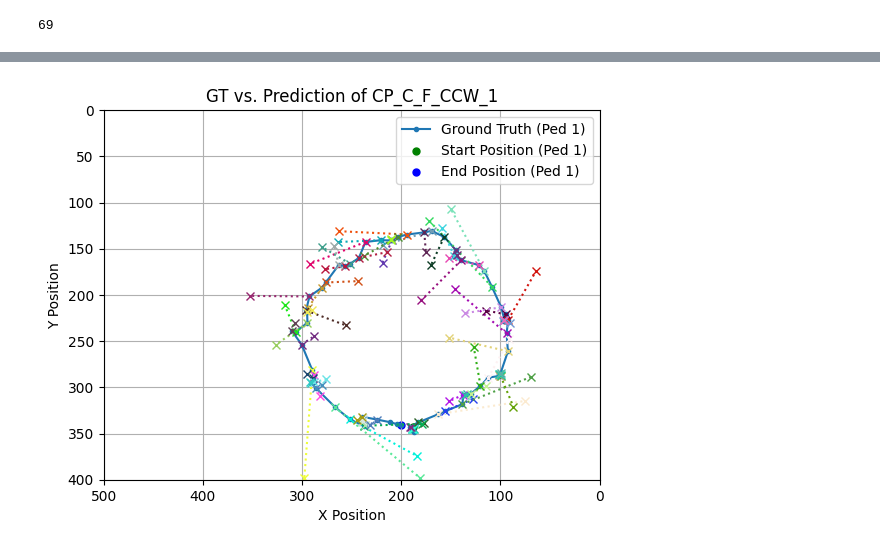
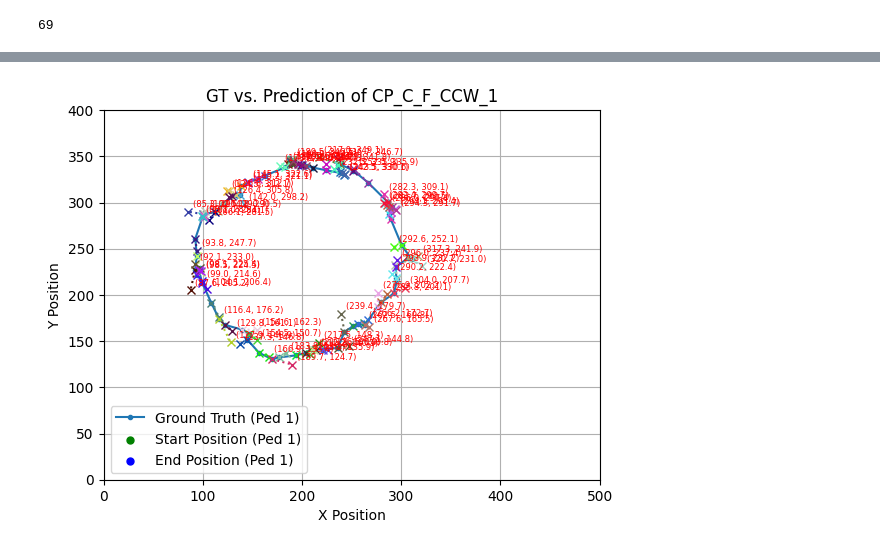
Before and after one commit to spourasgari/motion_predictor, a Jupyter notebook: CTRV_pred.ipynb, the cells around one changed output, grey strips where cells are left out. Drawn from its saved outputs; the diff is of its cells as text; code cells hidden in the pictures.

```diff
--- a/CTRV_pred.ipynb
+++ b/CTRV_pred.ipynb
@@ -14,6 +14,7 @@ output_dir = f"/home/sina/env_prediction_project/trajectory_detection/Recorded D
 data_path = os.path.join(output_dir, "pose_waypoints_sampled_10hz_clean.csv")
 data_path_2 = os.path.join(output_dir, "pose_waypoints_sampled_2.5hz_clean.csv")
 plot_2 = False
+speed_avg = True
 
 # data_path = os.path.join(output_dir, "pose_waypoints_full.csv")
 # %%
@@ -52,7 +53,7 @@ results_df = pd.DataFrame()
 pedestrian_ids = np.unique(gt_array[:, 1])
 predictions = {}
 
-ph = 4
+ph = 1
 
 for ped_id in pedestrian_ids:
     # Filter data for the current pedestrian
@@ -87,10 +88,8 @@ for ped_id in pedestrian_ids:
         theta1 = np.arctan2(y1 - y0, x1 - x0)
         theta2 = np.arctan2(y2 - y1, x2 - x1)
 
-        # Convert theta to degrees
-        theta1_1 = np.degrees(theta1)
-        theta2_2 = np.degrees(theta2)
-        # print('*******', theta1_1, theta2_2)
+        print(np.degrees(theta1), np.degrees(theta2))
+
 
         # Compute yaw rate and velocity
         dtheta = theta2 - theta1
@@ -98,8 +97,10 @@ for ped_id in pedestrian_ids:
         # print(np.degrees(dtheta))
         omega = dtheta / dt2
 
-        # v = (np.sqrt(vx2**2 + vy2**2) + np.sqrt(vx1**2 + vy1**2))/2
-        v = np.sqrt(vx2**2 + vy2**2)
+        if speed_avg:
+            v = (np.sqrt(vx2**2 + vy2**2) + np.sqrt(vx1**2 + vy1**2))/2
+        else:
+            v = np.sqrt(vx2**2 + vy2**2)
 
 
         ### PREDICTION PART ###
@@ -177,40 +195,40 @@ for ped_id in pedestrian_ids:
         j = 2
         for pred in predictions[ped_id]:
             t_pred, ped_id_pred, x_pred, y_pred = pred
-
+            plt.text(x_pred + 5, y_pred + 5, f"({x_pred:.1f}, {y_pred:.1f})", fontsize=6, color="red")
             plt.plot([x_gt[j], x_pred], [y_gt[j], y_pred], color=np.random.rand(3,),
                      marker="x", linestyle='dotted')
             j += 1
 
             # Othe types of plots can be added here, but be careful about multiple labels. It's better for the multi-step predictions, I think
 
 
 
     # plt.plot(p_x, p_y, marker="x", linewidth=1, linestyle='--', label='Predicted Positions', color="red") # Connect all prediction to each other
     # plt.scatter(p_x, p_y, marker="x", label='Predicted Positions', color="red") # Just show the predicted positions
 
 # Mark start and end positions
 for ped_id in np.unique(gt_array[:, 1]):
     ped_data = gt_array[gt_array[:, 1] == ped_id]
     x_gt, y_gt = ped_data[:, 2], ped_data[:, 3]
     plt.scatter(x_gt[0], y_gt[0], color="green", s=25, label=f"Start Position (Ped {int(ped_id)})")
     plt.scatter(x_gt[-1], y_gt[-1], color="blue", s=25, label=f"End Position (Ped {int(ped_id)})")
 
-plt.gca().invert_yaxis()  # Invert Y to match video coordinates
-plt.gca().invert_xaxis()  # Invert X to match video coordinates
+# plt.gca().invert_yaxis()  # Invert Y to match video coordinates
+# plt.gca().invert_xaxis()  # Invert X to match video coordinates
 
 # Titles and labels
 plt.title(f"GT vs. Prediction of {file_name}")
 plt.xlabel("X Position")
 plt.ylabel("Y Position")
 plt.legend()
 plt.grid(True)
 
 # Show the plot
 plt.show()
 plt.close()
 # %% [output]
-[figure, old version]
+[figure, new version]
 # %%
 error_ade = []
 error_ade_normal = []
```
Also changed, not shown: parts of 6 cells of this notebook, 3 other files.
